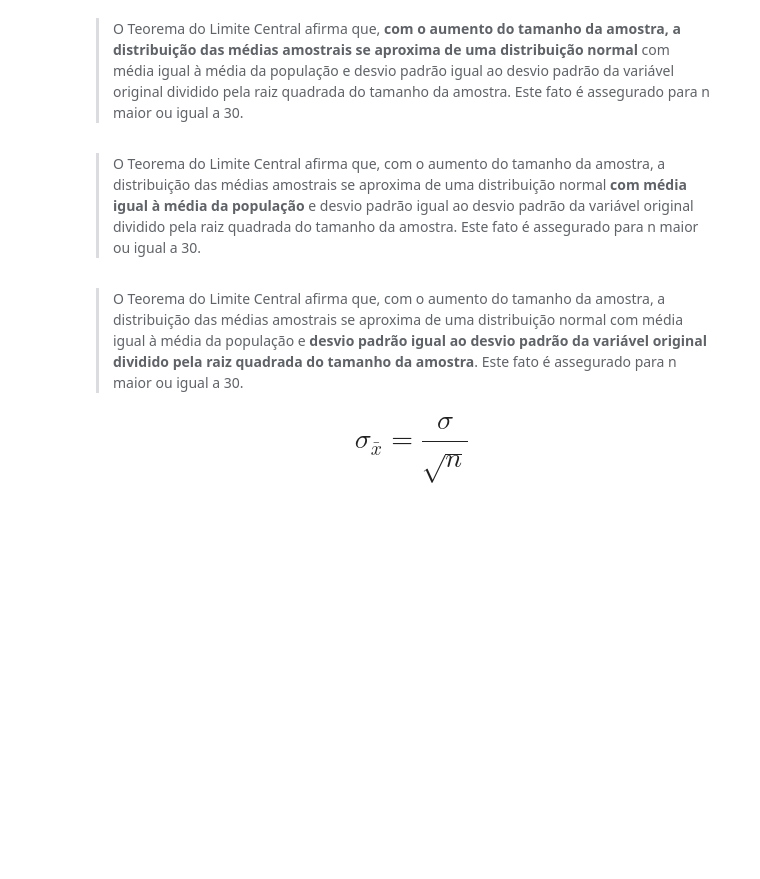
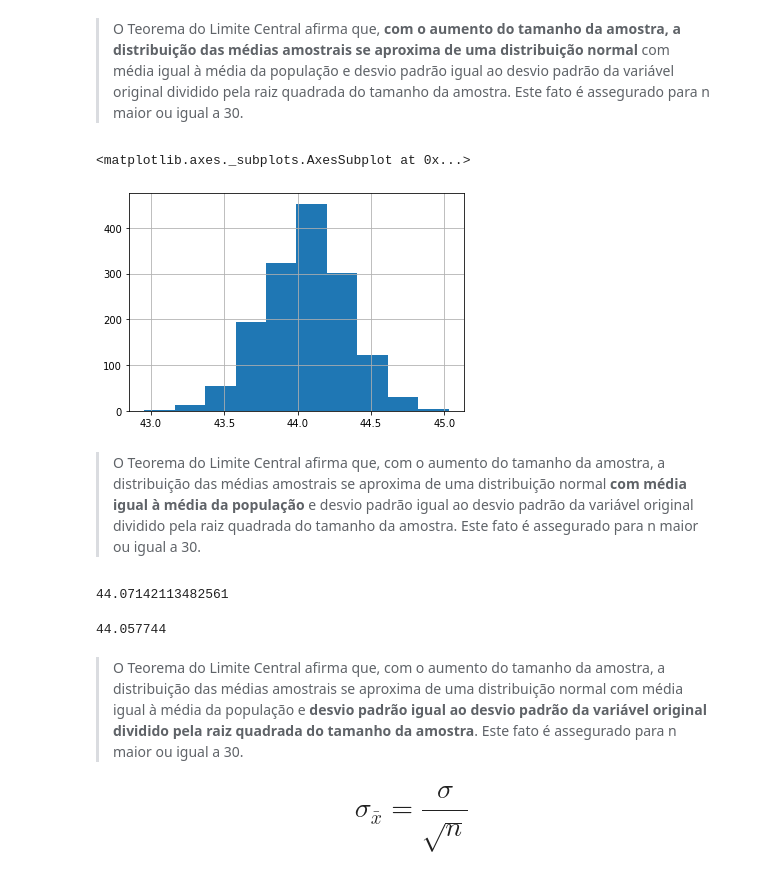
Before and after one commit to ecomunick/python_projects, a Jupyter notebook: statistics1/Curso_de_Estatística_Parte_2.ipynb, the cells around one changed output. Drawn from its saved outputs; the diff is of its cells as text; code cells hidden in the pictures; blank space fills up the shorter version.

```diff
--- a/statistics1/Curso_de_Estatística_Parte_2.ipynb
+++ b/statistics1/Curso_de_Estatística_Parte_2.ipynb
@@ -1132,3 +1174,12 @@ Suponha que os pesos dos sacos de arroz de uma indústria alimentícia se distri
 O desvio padrão das médias amostrais é conhecido como **erro padrão da média**
 # %% [markdown]
 ### Entendendo o Teorema do Limite Central
+# %%
+# criar amostras de tamanho 2000 a partir do dataset e repetir o processo de amostragem 1500X
+# isso ira criar um DF de 1500 colunas com tamanho 2000
+n = 2000
+total_amostras = 1500
+# %%
+# criar um DF vazio
+amostras = pd.DataFrame()
+amostras
@@ -1134,0 +1188,9 @@ O desvio padrão das médias amostrais é conhecido como **erro padrão da médi
+# %%
+# vamos preencher o DF com as amostras criadas anteriormente, com laço e reptir 1500x (no range)
+# vamos armazenar num underscore (_) para nao armazenar em lugar algum
+for i in range(total_amostras):
+  _ = dados.Idade.sample(n) # tamanho da amostra de "n" (2000)
+  _.index = range(0, len(_)) # resetar o index e tornar de 0 ao tamanho do _ criado
+  amostras['Amostra_' + str(i)] = _ # criar uma variavel amostra e trasnformar o i em str para concatenar depois os nomes; atribui "_" again
+
+amostras
@@ -1135,7 +1227,23 @@ O desvio padrão das médias amostrais é conhecido como **erro padrão da médi
 # %% [markdown]
 > O Teorema do Limite Central afirma que, **com o aumento do tamanho da amostra, a distribuição das médias amostrais se aproxima de uma distribuição normal** com média igual à média da população e desvio padrão igual ao desvio padrão da variável original dividido pela raiz quadrada do tamanho da amostra. Este fato é assegurado para n maior ou igual a 30.
+# %%
+# visualizar graficamente, o fromato de sino da distribuicao normal
+amostras.mean().hist()
+# %% [output]
+<matplotlib.axes._subplots.AxesSubplot at 0x...>
+[figure, added]
 # %% [markdown]
 > O Teorema do Limite Central afirma que, com o aumento do tamanho da amostra, a distribuição das médias amostrais se aproxima de uma distribuição normal **com média igual à média da população** e desvio padrão igual ao desvio padrão da variável original dividido pela raiz quadrada do tamanho da amostra. Este fato é assegurado para n maior ou igual a 30.
+# %%
+# com media = da populacao
+dados.Idade.mean()
+# %% [output]
+44.07142113482561
+# %%
+# ver a media das medias calculadas para amostra
+amostras.mean().mean()
+# %% [output]
+44.057744
 # %% [markdown]
 > O Teorema do Limite Central afirma que, com o aumento do tamanho da amostra, a distribuição das médias amostrais se aproxima de uma distribuição normal com média igual à média da população e **desvio padrão igual ao desvio padrão da variável original dividido pela raiz quadrada do tamanho da amostra**. Este fato é assegurado para n maior ou igual a 30.
 
```
Also changed, not shown: parts of 56 cells of this notebook.
